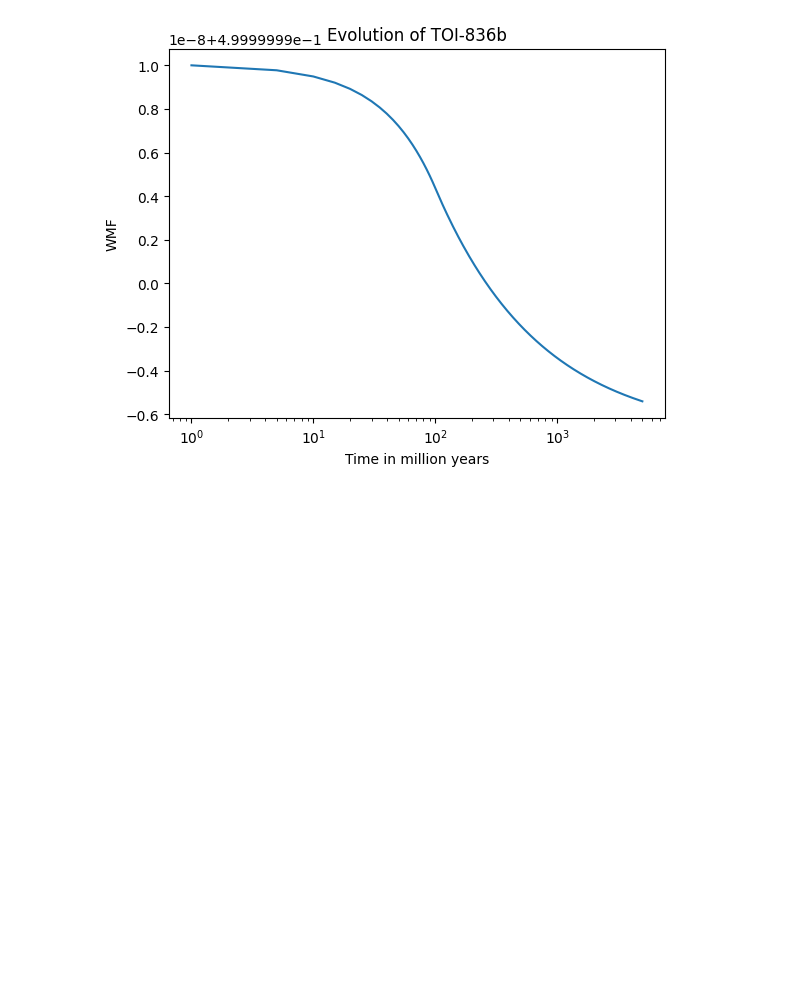
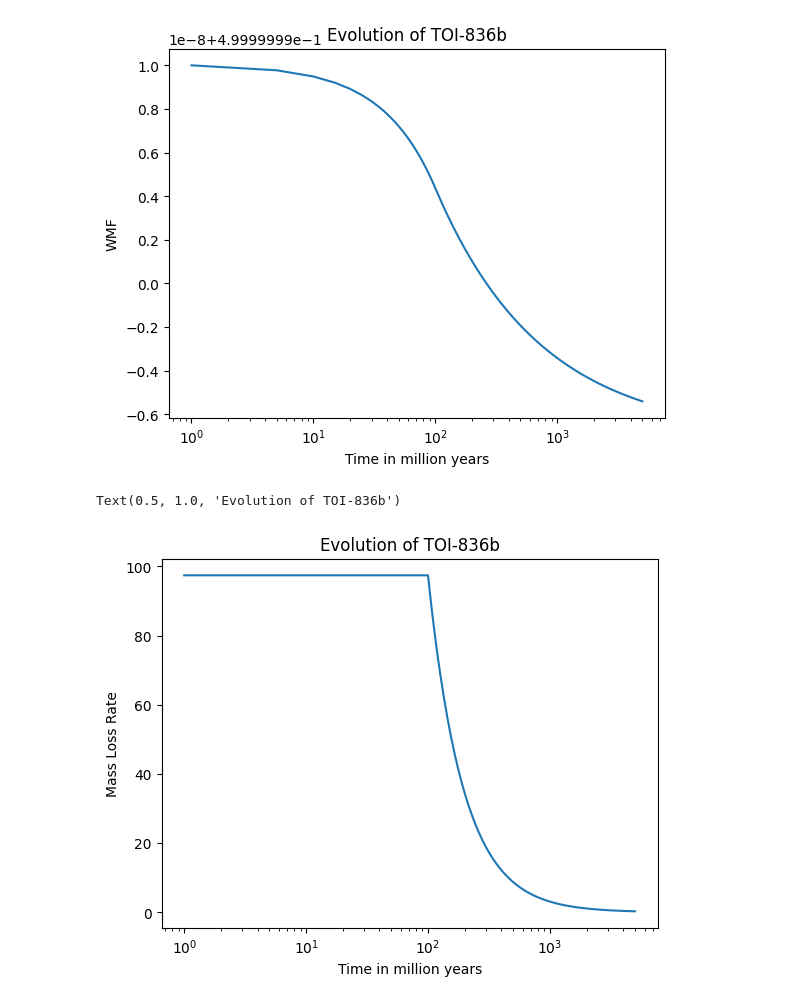
Before and after one commit to an0wen/astro9-w25-steamworldsloss, a Jupyter notebook: planet_evolution_HF.ipynb, the cells around one changed output. Drawn from its saved outputs; the diff is of its cells as text; code cells hidden in the pictures; blank space fills up the shorter version.

```diff
--- a/planet_evolution_HF.ipynb
+++ b/planet_evolution_HF.ipynb
@@ -85,11 +85,13 @@ timeArray = np.zeros(0) #empty array
 massArray = np.zeros(0)
 radiusArray = np.zeros(0)
 xArray = np.zeros(0)
+massLossArray = np.zeros(0)
 
 timeArray = np.append(timeArray, t_start) #append initial values
 massArray = np.append(massArray, M0)
 radiusArray = np.append(radiusArray, R0)
 xArray = np.append(xArray, x0)
+massLossArray = np.append(massLossArray, m)
 
 
 print("MAKE SURE THESE ARE DIFFERENT NUMBERS: " + str(t) + ", " + str(t_end)) #this is just a test !!!
@@ -102,7 +104,7 @@ while (t < t_end): #after it has evolved for 5 billion years
     errorCode = iop.error_iop(CMFprime, x, Teq, Mp/Mearth)
     m = mFunction(Mp, Rp, t)
 
-    if (x < 0):
+    if (x < 0): #break statements
         print ("Stopping because WMF is below 0")
         break
     elif (Rp < 0):
@@ -114,6 +116,8 @@ while (t < t_end): #after it has evolved for 5 billion years
     elif (m < 0):
         print ("Stopping because mass loss rate is negative")
         break
+    elif ():
+        print ("Stopping because ")
 
     #store these values in arrays:
     if ((t%time_step_save) == 0): #every five million years (1000 times)
@@ -121,6 +125,7 @@ while (t < t_end): #after it has evolved for 5 billion years
         massArray = np.append(massArray, Mp)
         radiusArray = np.append(radiusArray, Rp)
         xArray = np.append(xArray, x)
+        massLossArray = np.append(massLossArray, m)
 
 print ()
 
@@ -187,3 +192,16 @@ plt.title("Evolution of TOI-836b")
 # %% [output]
 Text(0.5, 1.0, 'Evolution of TOI-836b')
 [figure]
+# %%
+# plot results for mass loss rate
+
+plt.plot(timeArray/(1e6*yr), massLossArray)
+plt.xscale("log")
+plt.xlabel("Time in million years")
+plt.ylabel("Mass Loss Rate")
+plt.title("Evolution of TOI-836b")
+
+# why does it look like that
+# %% [output]
+Text(0.5, 1.0, 'Evolution of TOI-836b')
+[figure, added]
```
